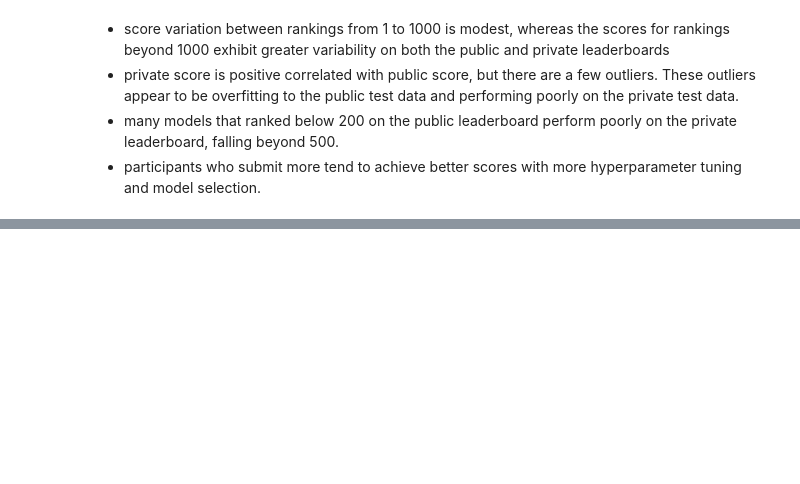
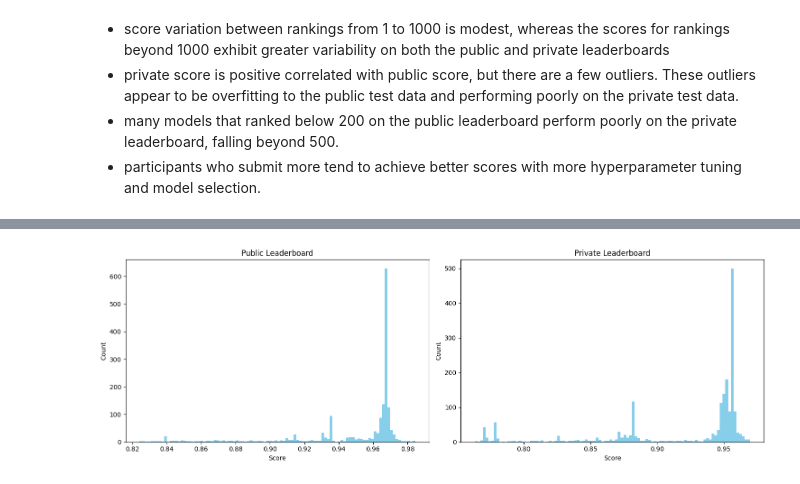
Before and after one commit to Bsting/pii-data-detection, a Jupyter notebook: leaderboard-eda.ipynb, the cells around one changed output, grey strips where cells are left out. Drawn from its saved outputs; the diff is of its cells as text; code cells hidden in the pictures; blank space fills up the shorter version.

```diff
--- a/leaderboard-eda.ipynb
+++ b/leaderboard-eda.ipynb
@@ -193,0 +251,22 @@ plot_box(df_leaderboard, 'private_score', "Private Score", 'skyblue')
+# %%
+lower_whisker_end, upper_whisker_end = get_whisker_end(df_leaderboard, 'public_score')
+df_public_score_remove_outliers = df_leaderboard[df_leaderboard['public_score'] >= lower_whisker_end]
+
+lower_whisker_end, upper_whisker_end = get_whisker_end(df_leaderboard, 'private_score')
+df_private_score_remove_outliers = df_leaderboard[df_leaderboard['private_score'] >= lower_whisker_end]
+
+fig, axs = plt.subplots(1, 2, sharex=False, sharey=False, figsize=(15, 5), tight_layout=True)
+
+axs[0].hist(df_public_score_remove_outliers['public_score'], bins=100, color='skyblue')
+axs[0].set_xlabel('Score')
+axs[0].set_ylabel('Count')
+axs[0].set_title('Public Leaderboard')
+
+axs[1].hist(df_private_score_remove_outliers['private_score'], bins=100, color='skyblue')
+axs[1].set_xlabel('Score')
+axs[1].set_ylabel('Count')
+axs[1].set_title('Private Leaderboard')
+
+plt.show()
+# %% [output]
+[figure, added]
```
Also changed, not shown: parts of 15 cells of this notebook, 1 other file.
